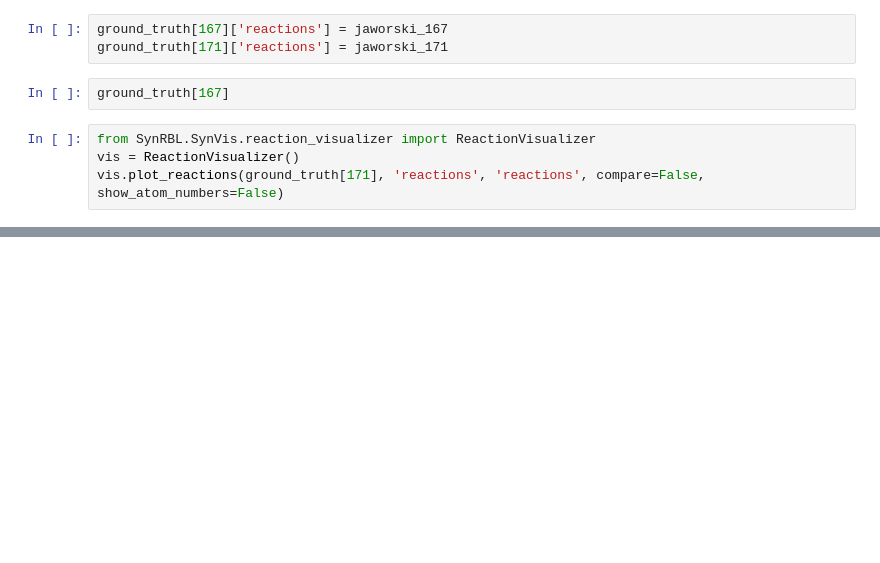
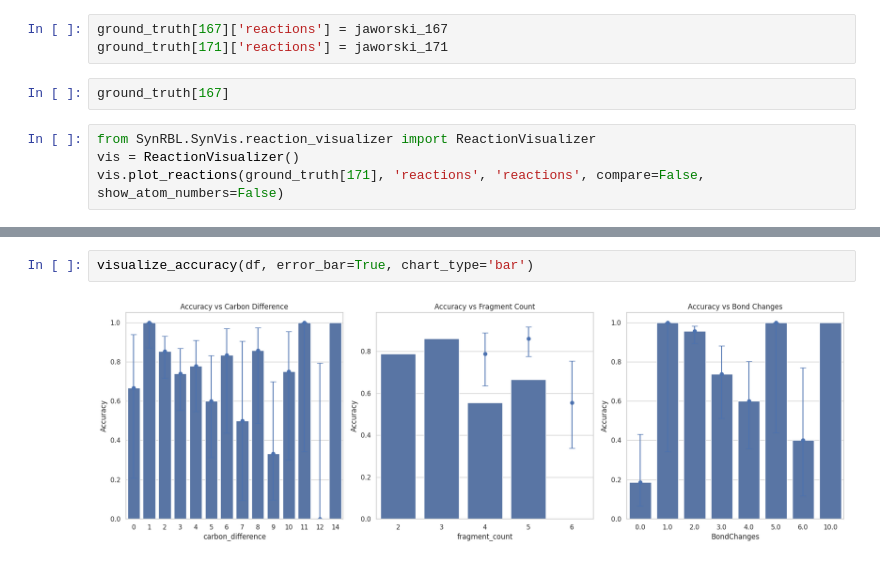
Before and after one commit to TieuLongPhan/SynRBL, a Jupyter notebook: Pipeline/Validation/test.ipynb, the cells around one changed output, grey strips where cells are left out. Cells and saved outputs as stored; diff of their text form; blank space fills up the shorter version.

```diff
--- a/Pipeline/Validation/test.ipynb
+++ b/Pipeline/Validation/test.ipynb
@@ -226,0 +535,4 @@ vis.plot_reactions(ground_truth[171], 'reactions', 'reactions', compare=False, s
+# %%
+visualize_accuracy(df, error_bar=True, chart_type='bar')
+# %% [output]
+[figure, added]
```
Also changed, not shown: parts of 32 cells of this notebook, 3 other files.
